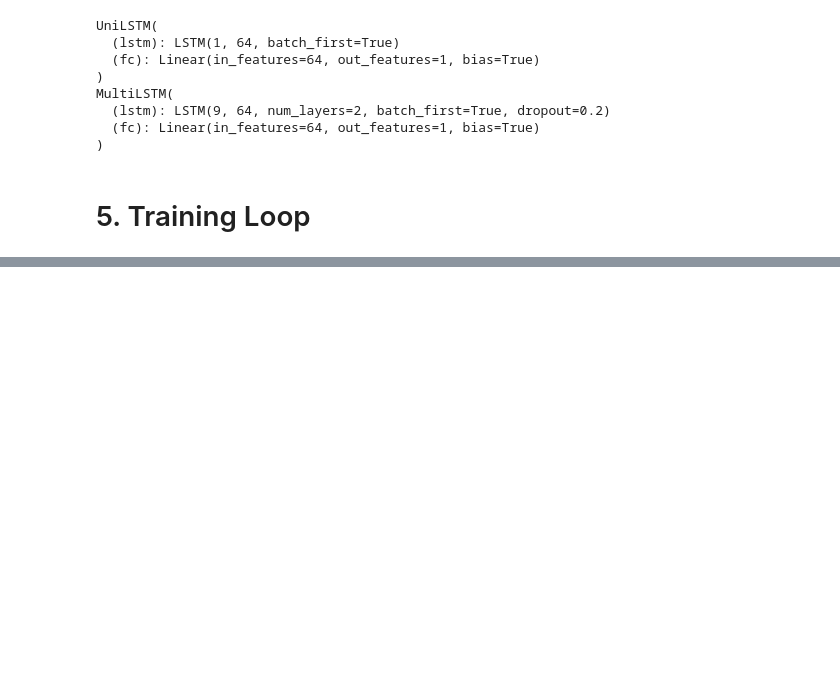
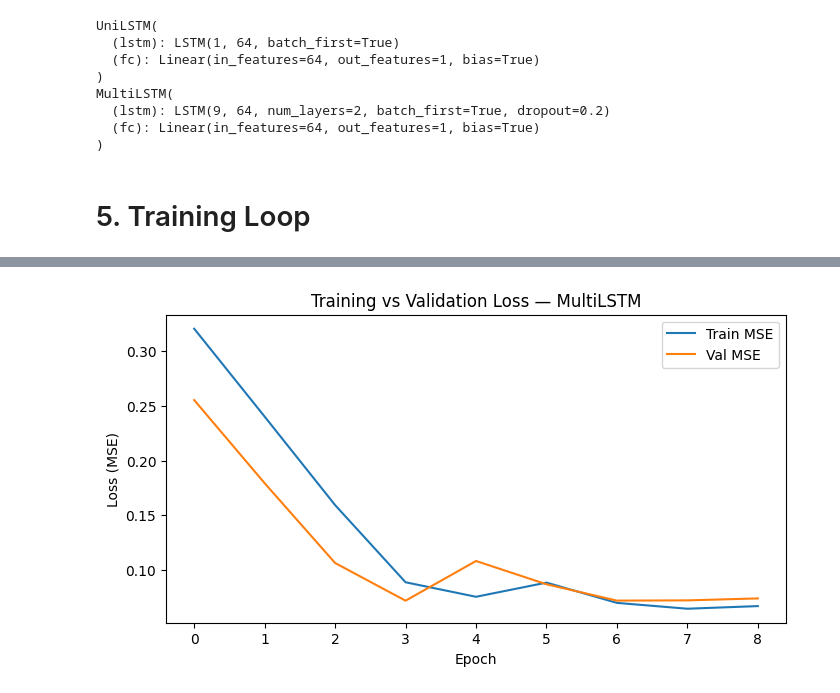
Before and after one commit to sanjaydinesh19/lstm-footwear-analysis, a Jupyter notebook: LSTM_Pipeline.ipynb, the cells around one changed output, grey strips where cells are left out. Drawn from its saved outputs; the diff is of its cells as text; code cells hidden in the pictures; blank space fills up the shorter version.

```diff
--- a/LSTM_Pipeline.ipynb
+++ b/LSTM_Pipeline.ipynb
@@ -480,3 +480,13 @@ MultiLSTM(
 )
 # %% [markdown]
 # 5. Training Loop
+# %%
+# ============================
+# 5.1 Loss Function and Optimizer
+# ============================
+import torch.optim as optim
+
+# Model, loss, optimizer
+model = MultiLSTM(input_size=9, hidden_size=64, num_layers=2, dropout=0.2)
+criterion = nn.MSELoss()
+optimizer = optim.Adam(model.parameters(), lr=0.001)
@@ -482,0 +543,5 @@ MultiLSTM(
+# %%
+# ============================
+# 5.3 Train the model
+# ============================
+train_losses, val_losses = train_model(model, train_dl, val_dl, criterion, optimizer, epochs=40, patience=5)
@@ -482,0 +559,16 @@ MultiLSTM(
+# %%
+# ============================
+# 5.4 Plot Learning Curves
+# ============================
+import matplotlib.pyplot as plt
+
+plt.figure(figsize=(8,4))
+plt.plot(train_losses, label="Train MSE")
+plt.plot(val_losses, label="Val MSE")
+plt.xlabel("Epoch")
+plt.ylabel("Loss (MSE)")
+plt.title("Training vs Validation Loss — MultiLSTM")
+plt.legend()
+plt.show()
+# %% [output]
+[figure, added]
```
Also changed, not shown: parts of 2 cells of this notebook.
